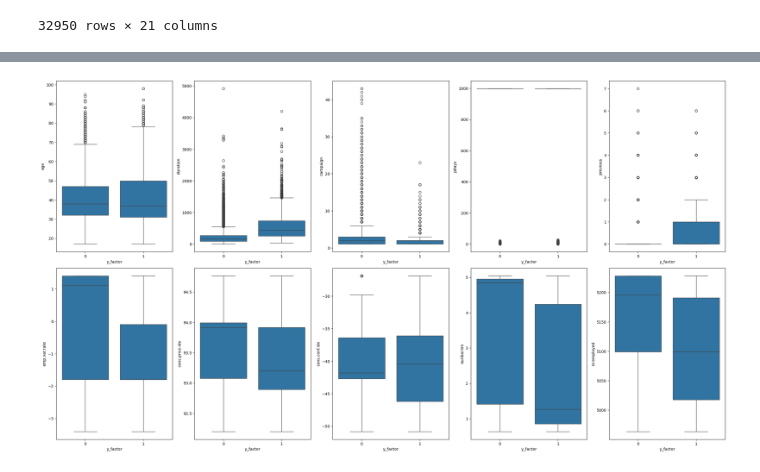
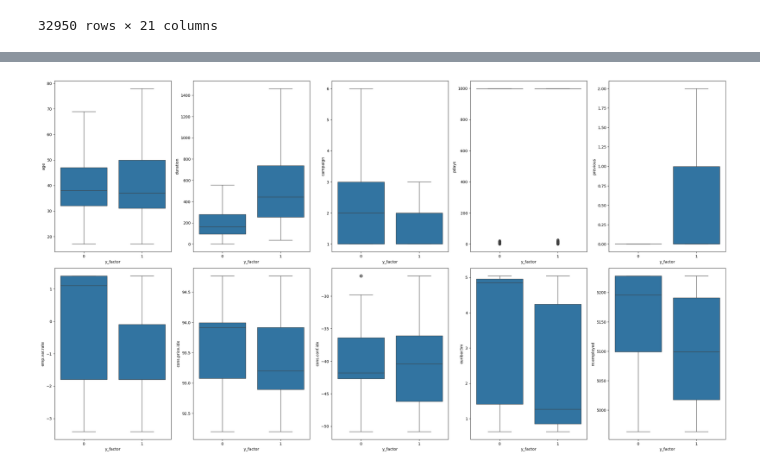
Before and after one commit to 4GeeksAcademy/andrupax94-intro-ml, a Jupyter notebook: src/01-logistic-regression-bank-marketing-campaign-data.ipynb, the cells around one changed output, grey strips where cells are left out. Drawn from its saved outputs; the diff is of its cells as text; code cells hidden in the pictures.

```diff
--- a/src/01-logistic-regression-bank-marketing-campaign-data.ipynb
+++ b/src/01-logistic-regression-bank-marketing-campaign-data.ipynb
@@ -311,22 +303,27 @@ Index(['age', 'duration', 'campaign', 'pdays', 'previous', 'emp.var.rate',
 # %%
 fig = plt.figure(figsize=(25, 20))
 
 # Creamos el grid de 3x5
 axis = gridspec.GridSpec(3, 5, figure=fig)
+# Los primeros 4 graficos tienen muchos ouliers que afectar la visualizacion de la caja añadimos showfliers=False para quitarlos de la visualizacion
+# axis0 = fig.add_subplot(axis[0, 0]); sns.boxplot(data = train, x = 'y_factor', y = 'age', ax = axis0)
+# axis1 = fig.add_subplot(axis[0, 1]); sns.boxplot(data = train, x = 'y_factor', y = 'duration', ax = axis1)
+# axis2 = fig.add_subplot(axis[0, 2]); sns.boxplot(data = train, x = 'y_factor', y = 'campaign', ax = axis2)
+# axis4 = fig.add_subplot(axis[0, 4]); sns.boxplot(data = train, x = 'y_factor', y = 'previous', ax = axis4)
 
-axis0 = fig.add_subplot(axis[0, 0]); sns.boxplot(data = train, x = 'y_factor', y = 'age', ax = axis0)
-axis1 = fig.add_subplot(axis[0, 1]); sns.boxplot(data = train, x = 'y_factor', y = 'duration', ax = axis1)
-axis2 = fig.add_subplot(axis[0, 2]); sns.boxplot(data = train, x = 'y_factor', y = 'campaign', ax = axis2)
+axis0 = fig.add_subplot(axis[0, 0]); sns.boxplot(data = train, x = 'y_factor', y = 'age', ax = axis0, showfliers=False)
+axis1 = fig.add_subplot(axis[0, 1]); sns.boxplot(data = train, x = 'y_factor', y = 'duration', ax = axis1, showfliers=False)
+axis2 = fig.add_subplot(axis[0, 2]); sns.boxplot(data = train, x = 'y_factor', y = 'campaign', ax = axis2, showfliers=False)
+axis4 = fig.add_subplot(axis[0, 4]); sns.boxplot(data = train, x = 'y_factor', y = 'previous', ax = axis4, showfliers=False)
 axis3 = fig.add_subplot(axis[0, 3]); sns.boxplot(data = train, x = 'y_factor', y = 'pdays', ax = axis3)
-axis4 = fig.add_subplot(axis[0, 4]); sns.boxplot(data = train, x = 'y_factor', y = 'previous', ax = axis4)
 axis5 = fig.add_subplot(axis[1, 0]); sns.boxplot(data = train, x = 'y_factor', y = 'emp.var.rate', ax = axis5)
 axis6 = fig.add_subplot(axis[1, 1]); sns.boxplot(data = train, x = 'y_factor', y = 'cons.price.idx', ax = axis6)
 axis7 = fig.add_subplot(axis[1, 2]); sns.boxplot(data = train, x = 'y_factor', y = 'cons.conf.idx', ax = axis7)
 axis8 = fig.add_subplot(axis[1, 3]); sns.boxplot(data = train, x = 'y_factor', y = 'euribor3m', ax = axis8)
 axis9 = fig.add_subplot(axis[1, 4]); sns.boxplot(data = train, x = 'y_factor', y = 'nr.employed', ax = axis9)
 
 # Ajustar Layout para que no se solapen los títulos
 plt.tight_layout()
 plt.show()
 # %% [output]
-[figure, old version]
+[figure, new version]
```
Also changed, not shown: parts of 8 cells of this notebook.
